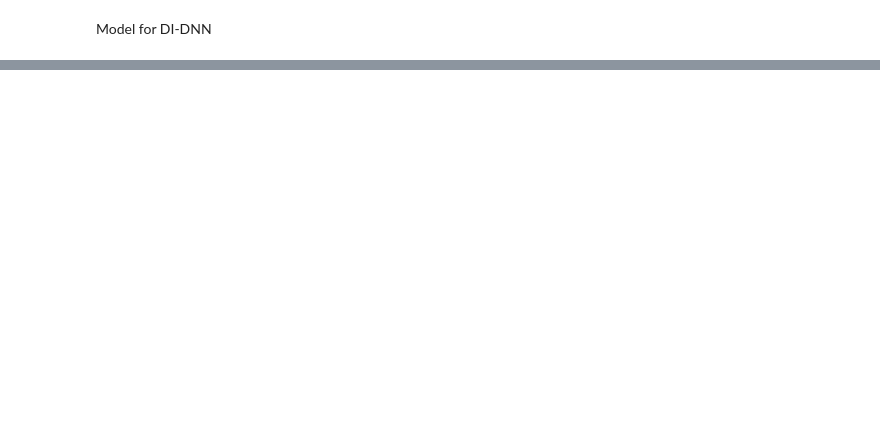
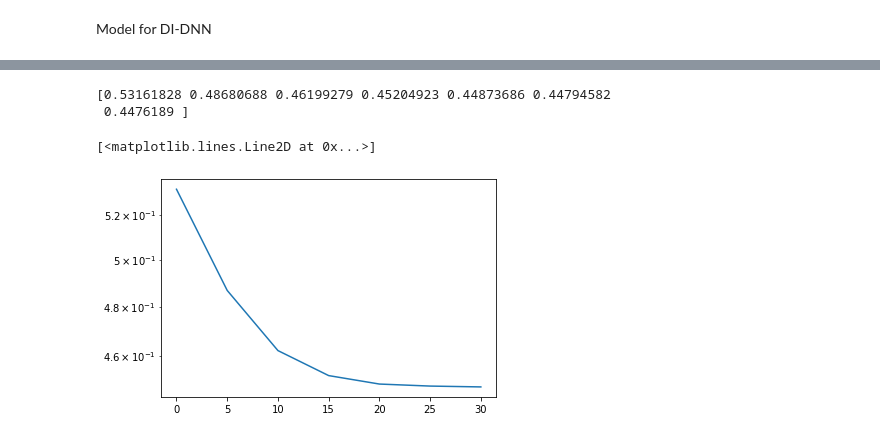
Before and after one commit to nikhilv7/MIMO-gao, a Jupyter notebook: mimogao.ipynb, the cells around one changed output, grey strips where cells are left out. Drawn from its saved outputs; the diff is of its cells as text; code cells hidden in the pictures; blank space fills up the shorter version.

```diff
--- a/mimogao.ipynb
+++ b/mimogao.ipynb
@@ -110,0 +186,7 @@ Epoch 100/100
+# %%
+from google.colab import drive
+drive.mount('/content/gdrive')
+model_name = "mimogao"
+model_dir = "/content/gdrive/My Drive/Research/Models/"
+dir = os.path.join(model_dir, model_name)
+model.save(dir)
@@ -110,0 +202,2 @@ Epoch 100/100
+# %%
+model=keras.models.load_model(dir)
@@ -110,0 +206,3 @@ Epoch 100/100
+# %%
+for w in range(len(snrLinear)):
+  loss,acc=model.evaluate(test_recievedVector[w*testCountperSNR:(w+1)*testCountperSNR,:],test_hvector[w*testCountperSNR:(w+1)*testCountperSNR,:]/3)
@@ -110,0 +217,27 @@ Epoch 100/100
+# %%
+h_predict=model.predict(test_recievedVector)
+h_retain=h_predict[:,:antennaCount]+1j*h_predict[:,antennaCount:]
+diff=(test_h-h_retain)
+normsq_test=np.square(np.linalg.norm(test_h,axis=1))
+normsq_diff=np.square(np.linalg.norm(diff,axis=1))
+error=normsq_diff/normsq_test
+nmse=np.zeros(len(snrLinear),)
+for w in range(len(snrLinear)):
+  nmse[w]= (1/testCountperSNR) * np.sum(error[w*testCountperSNR:(w+1)*testCountperSNR])
+
+print(nmse)
+#print(norm_test.shape,norm_diff.shape)
+#print(h_predict.shape,h_retain.shape,diff.shape)
+#print(diff)
+#h_predict-
+#for w in range(len(snrLinear)):
+ # loss,acc=h_predict(test_recievedVector[:,w*testCountperSNR:(w+1)*testCountperSNR].T,test_hvector[:,w*testCountperSNR:(w+1)*testCountperSNR].T/3,)
+# %% [output]
+[0.53161828 0.48680688 0.46199279 0.45204923 0.44873686 0.44794582
+ 0.4476189 ]
+# %%
+import matplotlib.pyplot as plt
+plt.semilogy(snrdb,nmse)
+# %% [output]
+[<matplotlib.lines.Line2D at 0x...>]
+[figure, added]
```
Also changed, not shown: parts of 25 cells of this notebook.
